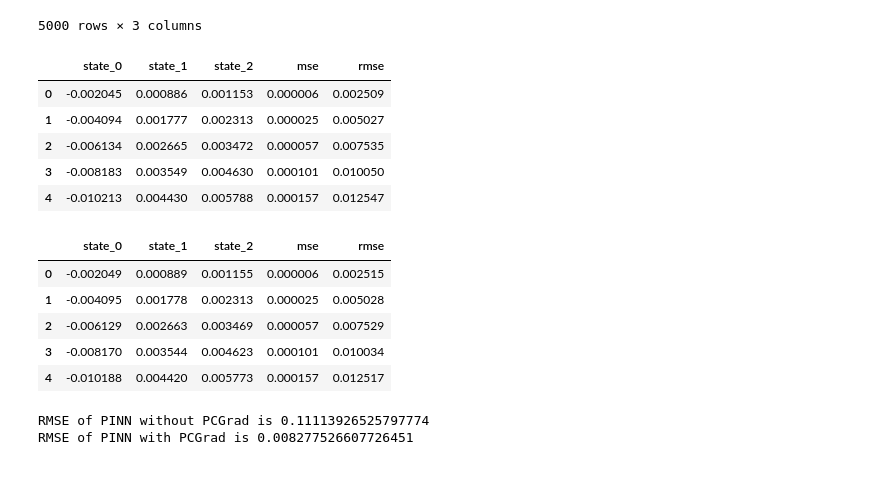
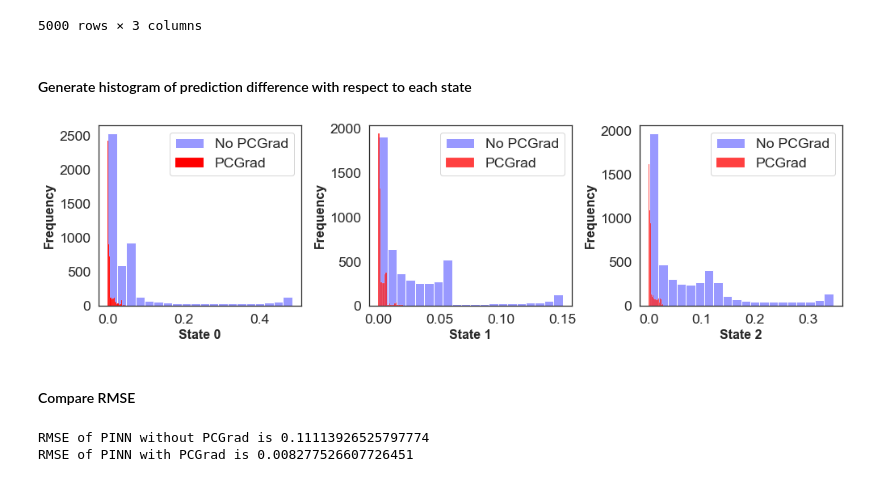
Before and after one commit to zxgcqupt/PINNs4SRA, a Jupyter notebook: small_homogeneous_CTMC/PINN_for_small_homo_CTMC_reliability_analysis.ipynb, the cells around one changed output. Drawn from its saved outputs; the diff is of its cells as text; code cells hidden in the pictures.

```diff
--- a/small_homogeneous_CTMC/PINN_for_small_homo_CTMC_reliability_analysis.ipynb
+++ b/small_homogeneous_CTMC/PINN_for_small_homo_CTMC_reliability_analysis.ipynb
@@ -525,30 +525,46 @@ y_diff
 | 4998 | -0.000539 | -0.002695 | 0.003231 |
 | 4999 | -0.000539 | -0.002694 | 0.003228 |
 5000 rows × 3 columns
+# %% [markdown]
+#### Generate histogram of prediction difference with respect to each state
+# %%
+f, axes = plt.subplots(1, 3, figsize=(14, 4))
+
+sns.histplot(np.abs(y_diff['state_0']), bins=20, ax=axes[0], alpha=0.4, color='blue', label='No PCGrad')
+sns.histplot(np.abs(y_diff_pcgrad['state_0']), bins=20, ax=axes[0], alpha=1, color='red', label='PCGrad')
+#plt.axvline(x=np.mean(np.abs(y_diff['state_0'])), linewidth=2, linestyle="--", alpha=0.6,
+#            color='blue', label='Mean of no PCGrad')
+
+axes[0].legend()
+axes[0].set_xlabel('State 0', fontdict=dict(weight='bold'), fontsize=16)
+axes[0].set_ylabel('Frequency', fontdict=dict(weight='bold'), fontsize=16)
+
+
+sns.histplot(np.abs(y_diff['state_1']), bins=20, ax=axes[1], alpha=0.4, color='blue', label='No PCGrad')
+sns.histplot(np.abs(y_diff_pcgrad['state_1']), bins=20, ax=axes[1], color='red', label='PCGrad')
+axes[1].legend()
+axes[1].set_xlabel('State 1', fontdict=dict(weight='bold'), fontsize=16)
+axes[1].set_ylabel('Frequency', fontdict=dict(weight='bold'), fontsize=16)
+
+sns.histplot(np.abs(y_diff['state_2']), bins=20, ax=axes[2], alpha=0.4, color='blue', label='No PCGrad')
+sns.histplot(np.abs(y_diff_pcgrad['state_2']), bins=20, ax=axes[2], color='red', label='PCGrad')
+axes[2].legend()
+axes[2].set_xlabel('State 2', fontdict=dict(weight='bold'), fontsize=16)
+axes[2].set_ylabel('Frequency', fontdict=dict(weight='bold'), fontsize=16)
+
+
+plt.tight_layout(pad=0.5)
+plt.savefig("histogram_small_homo.pdf")
+# %% [output]
+[figure, added]
+# %% [markdown]
+#### Compare RMSE
 # %%
 y_diff['mse'] = y_diff.apply(lambda x: x['state_0']**2 + x['state_1']**2 + x['state_2']**2, axis = 1)
 y_diff['rmse'] = y_diff['mse'].apply(np.sqrt)
 
 y_diff_pcgrad['mse'] = y_diff_pcgrad.apply(lambda x: x['state_0']**2 + x['state_1']**2 + x['state_2']**2, axis = 1)
 y_diff_pcgrad['rmse'] = y_diff_pcgrad['mse'].apply(np.sqrt)
-# %%
-y_diff.head()
-# %% [output]
-|  | state_0 | state_1 | state_2 | mse | rmse |
-| 0 | -0.002045 | 0.000886 | 0.001153 | 0.000006 | 0.002509 |
-| 1 | -0.004094 | 0.001777 | 0.002313 | 0.000025 | 0.005027 |
-| 2 | -0.006134 | 0.002665 | 0.003472 | 0.000057 | 0.007535 |
-| 3 | -0.008183 | 0.003549 | 0.004630 | 0.000101 | 0.010050 |
-| 4 | -0.010213 | 0.004430 | 0.005788 | 0.000157 | 0.012547 |
-# %%
-y_diff_pcgrad.head()
-# %% [output]
-|  | state_0 | state_1 | state_2 | mse | rmse |
-| 0 | -0.002049 | 0.000889 | 0.001155 | 0.000006 | 0.002515 |
-| 1 | -0.004095 | 0.001778 | 0.002313 | 0.000025 | 0.005028 |
-| 2 | -0.006129 | 0.002663 | 0.003469 | 0.000057 | 0.007529 |
-| 3 | -0.008170 | 0.003544 | 0.004623 | 0.000101 | 0.010034 |
-| 4 | -0.010188 | 0.004420 | 0.005773 | 0.000157 | 0.012517 |
 # %%
 print ('RMSE of PINN without PCGrad is', np.mean(y_diff['rmse']))
 print ('RMSE of PINN with PCGrad is', np.mean(y_diff_pcgrad['rmse']))
```
Also changed, not shown: parts of 5 cells of this notebook, 18 other files.
